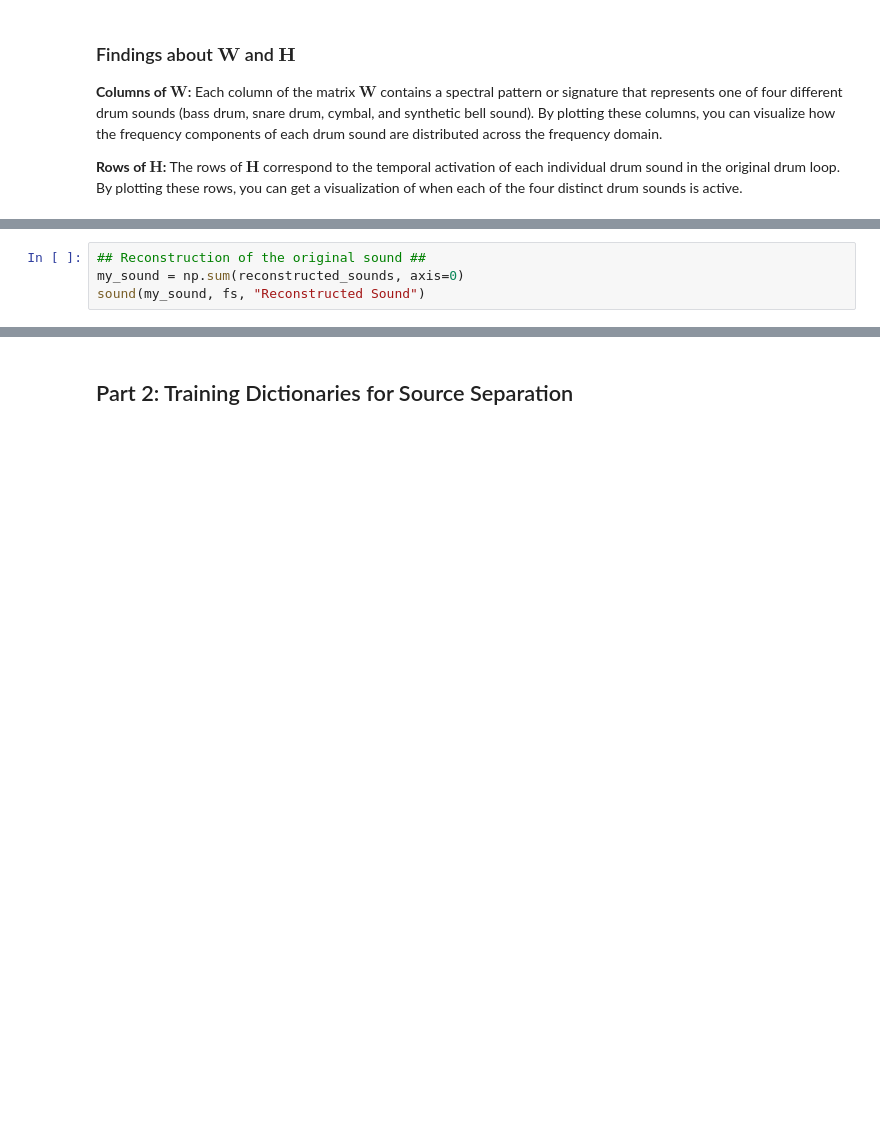
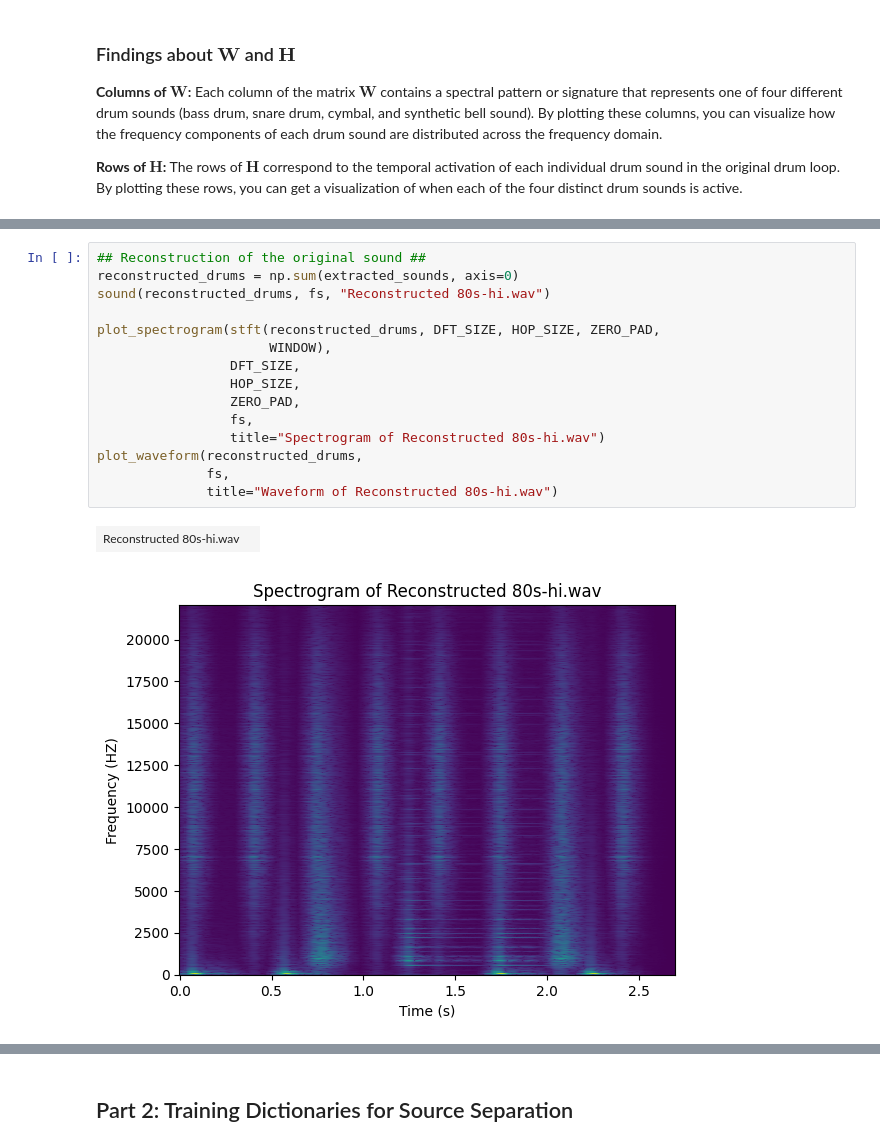
Before and after one commit to aditk3/CS448-Labs, a Jupyter notebook: Lab 10/Lab 10 - Spectral Factorizations.ipynb, the cells around one changed output, grey strips where cells are left out. Cells and saved outputs as stored; diff of their text form; blank space fills up the shorter version.

```diff
--- a/Lab 10/Lab 10 - Spectral Factorizations.ipynb
+++ b/Lab 10/Lab 10 - Spectral Factorizations.ipynb
@@ -216,4 +234,18 @@ for i in range(K):
-# %%
-## Reconstruction of the original sound ##
-my_sound = np.sum(reconstructed_sounds, axis=0)
-sound(my_sound, fs, "Reconstructed Sound")
+# %%
+## Reconstruction of the original sound ##
+reconstructed_drums = np.sum(extracted_sounds, axis=0)
+sound(reconstructed_drums, fs, "Reconstructed 80s-hi.wav")
+
+plot_spectrogram(stft(reconstructed_drums, DFT_SIZE, HOP_SIZE, ZERO_PAD,
+                      WINDOW),
+                 DFT_SIZE,
+                 HOP_SIZE,
+                 ZERO_PAD,
+                 fs,
+                 title="Spectrogram of Reconstructed 80s-hi.wav")
+plot_waveform(reconstructed_drums,
+              fs,
+              title="Waveform of Reconstructed 80s-hi.wav")
+# %% [output]
+| Reconstructed 80s-hi.wav |  |
+[figure, added]
```
Also changed, not shown: parts of 7 cells of this notebook.
